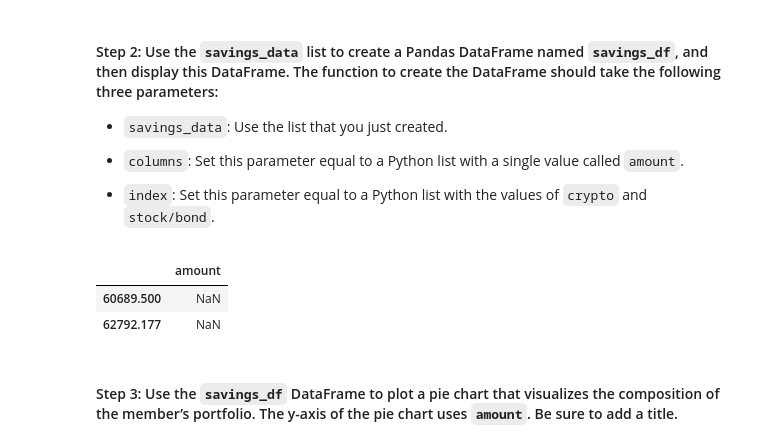
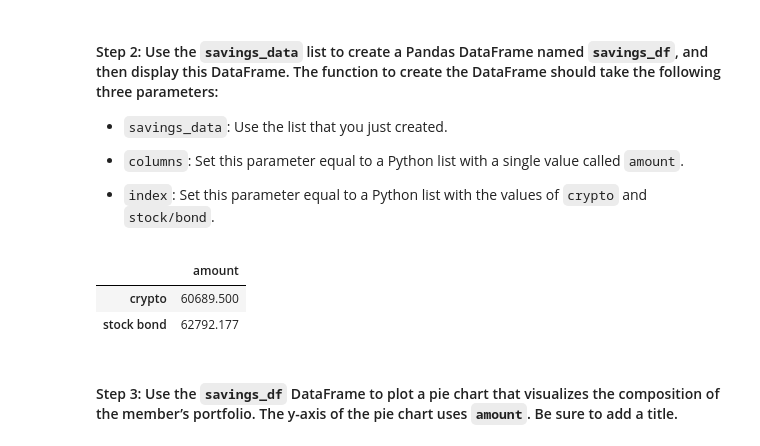
Before and after one commit to toniahurst/FinTech_Module_5_Challenge, a Jupyter notebook: Starter_Code_Module_5_Challenge/financial_planning_tools.ipynb, the cells around one changed output. Drawn from its saved outputs; the diff is of its cells as text; code cells hidden in the pictures.

```diff
--- a/Starter_Code_Module_5_Challenge/financial_planning_tools.ipynb
+++ b/Starter_Code_Module_5_Challenge/financial_planning_tools.ipynb
@@ -357,15 +358,16 @@ savings_data
 - `index`: Set this parameter equal to a Python list with the values of `crypto` and `stock/bond`.
 # %%
 # Create a Pandas DataFrame called savings_df
-new _column = ["amount"]
-index_info = ["crypto", "stock bond"]
-savings_df = pd. DataFrame(savings_data, columns=new_column, index=)
+new_column = ["amount"]
+index_values = ["crypto", "stock bond"]
+savings_df = pd. DataFrame(savings_data, columns=new_column, index=index_values)
+
 # Display the savings_df DataFrame
 display(savings_df)
 # %% [output]
 |  | amount |
-| 60689.500 | NaN |
-| 62792.177 | NaN |
+| crypto | 60689.500 |
+| stock bond | 62792.177 |
 # %% [markdown]
 #### Step 3: Use the `savings_df` DataFrame to plot a pie chart that visualizes the composition of the member’s portfolio. The y-axis of the pie chart uses `amount`. Be sure to add a title.
 # %%
```
Also changed, not shown: parts of 15 cells of this notebook.
